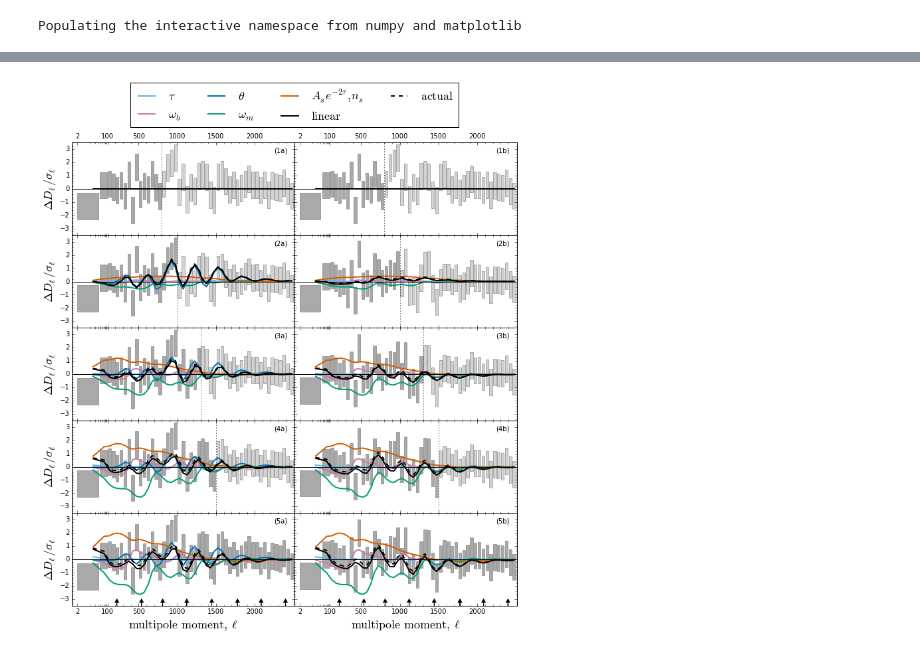
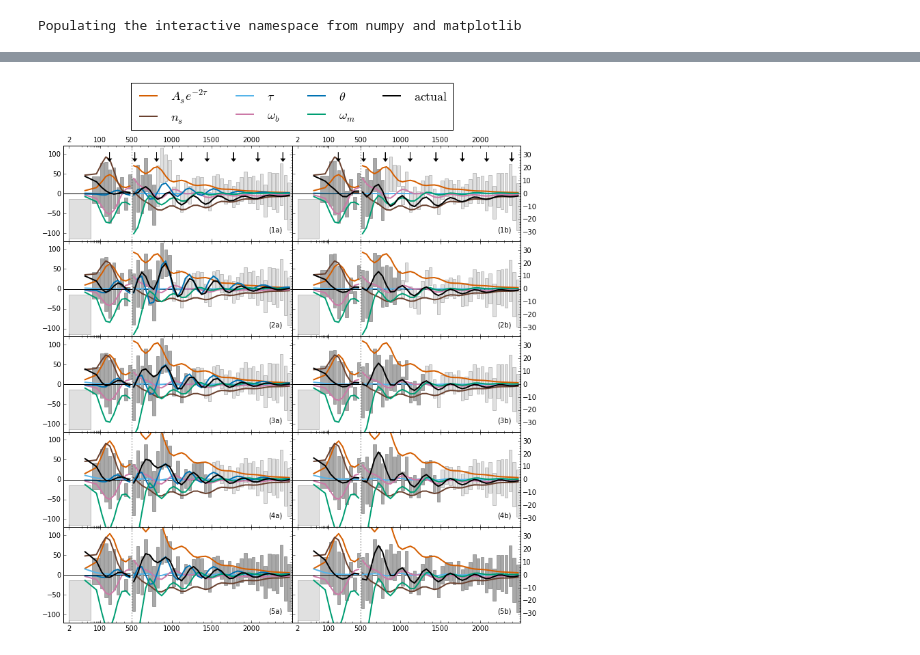
Before and after one commit to marius311/lsplitsims, a Jupyter notebook: lsplit_plots.ipynb, the cells around one changed output, grey strips where cells are left out. Cells and saved outputs as stored; diff of their text form; code cells hidden in the pictures.

```diff
--- a/lsplit_plots.ipynb
+++ b/lsplit_plots.ipynb
@@ -194,0 +251,2 @@ NameError: global name 'cali' is not defined
+# %%
+dCls_scalar=getdCls(2,800,'unlensed_scalar')
@@ -225,9 +287,5 @@ lowl=pyfits.open('dat/COM_PowerSpect_CMB_R2.02.fits')[1].data
 # %%
 lmap=vectorize(lambda l, lpiv=100., lstretch=100.: lpiv+lstretch*log(l/lpiv) if l<lpiv else l)
-# %%
-dCls=pickle.load(open('dat/dCls.dat'))
-dCls['100theta']={k:v/100 for k,v in dCls['theta'].items()}
-dCls['clamp']={k:v/100 for k,v in dCls['theta'].items()}
 # %%
 name_mapping={'cosmo.theta':'100theta',
               'cosmo.ommh2':'omegamh2*',
@@ -243,10 +303,10 @@ def boxerrs(lmins,lmaxs,ys,errs,lrange,dl=6,**kwargs):
 # %%
 color_map = [
-#              ('clamp*',clrs[2]),
-#              ('scalar_spectral_index(1)',clrs[2]),
-             ('re_optical_depth',clrs[5],r'$\tau$'),
-             ('ombh2',clrs[3],r'$\omega_b$'),
-             ('100theta',clrs[0],r'$\theta$'),
-             ('omegamh2*',clrs[1],r'$\omega_m$'),
-             ('ampns',clrs[2],r'$A_s e^{-2\tau},n_s$')
+             ('cosmo.clamp',clrs[2],r'$A_s e^{-2\tau}$'),
+             ('cosmo.ns',clrs[6],'$n_s$'),
+             ('cosmo.tau',clrs[5],r'$\tau$'),
+             ('cosmo.ombh2',clrs[3],r'$\omega_b$'),
+             ('cosmo.theta',clrs[0],r'$\theta$'),
+             ('cosmo.ommh2',clrs[1],r'$\omega_m$'),
+             ('cosmo.ampns',clrs[2],r'$A_s e^{-2\tau},n_s$')
             ]
@@ -257,80 +446,31 @@ fid.shape
 # %%
 fig=figure()
 fig.set_size_inches(2*6,5*6/2.4)
 fig.subplots_adjust(hspace=0,wspace=0)
 
 lims=array([2,30]+range(100,2500,50)+[2500])
-# lims=array([2,30]+range(100,850,50)+[2500])
+# lims=array([2,30]+range(100,1000,50)+[2500])
 # lims=array([2,30]+range(100,850,50)+[1000,2500])
 bin=M.get_bin_func('q',q=M.lims_to_q(zip(lims,lims[1:]-1)))
 
-r2=r[2,800]
-fid=r2['clTT'][:2509]
+# r2=r[2,800]
+# fid=r2['clTT'][:2509]
 todl=arange(2509)*(arange(2509)+1)/2/pi
 
 for j in [0,1]:
     for i,lmax in enumerate([800,1000,1300,1500,2509]):
 
-        r1=r[2,lmax]
-        subplot(5,2,2*i+j+1)
+        ax=subplot(5,2,2*i+j+1)
 
-        y=lowl['D_ELL'].mean() - (fid*todl)[2:30].mean(); err=1/sqrt(sum(1/lowl['ERRUP']**2))
-        dfac=hstack([[err],sqrt(diag(bin(pkcv)))[1:]])
+        mkpanel((30,lmax),(2,800),lims,ampns=False,lswitch=500,
+                notheta=(j==1),doleg=(i==0 and j==0),xlbl=(i==4),ylbl=(j==0),arrows=(i==0))
 
-        dCl={k2:dCls[k2]['lensed_TT'][:2510]*(r1[k1] - r2[k1]) for k1,k2 in name_mapping.items()}
-        dClscalar={k2:dCls[k2]['scalar_TT'][:2510]*(r1[k1] - r2[k1]) for k1,k2 in name_mapping.items()}
-
-        dCl['ampns']=dCl.pop('clamp*')+dCl.pop('scalar_spectral_index(1)')
-        dClscalar['ampns']=dClscalar.pop('clamp*')+dClscalar.pop('scalar_spectral_index(1)')
-
-        if j==1:
-            fid=hstack([zeros(2),r2['clTT'][2:2509] + dCl.pop('100theta')[2:2509]/todl[2:]])
-            dClscalar.pop('100theta')
+        if i==0: ax.tick_params(labelbottom='off',labeltop='on')
+        elif i!=4: ax.set_xticklabels([])
+        if j!=0: ax.set_yticklabels([])
+        text(0.9,0.1,'(%i%s)'%(i+1,'ab'[j]),transform=ax.transAxes)
 
 
-        for k2,c,l in color_map:
-            if k2 in dCl:
-                plot(lmap(bin(arange(2509))),bin(dCl[k2])/dfac,lw=2,label=l,c=c)
-
-
-        plot(lmap(bin(arange(2509))),bin(sum(dCl.values(),axis=0))/dfac,'k',lw=2,label=r'$\rm linear$')
-#         plot(lmap(bin(arange(2509))),bin(sum(dClscalar.values(),axis=0))/dfac,'k:',lw=2,label=r'$\rm linear \,(no \,lensing)$')
-        plot(lmap(bin(arange(2509))),bin(((r1['clTT'][:2509] - fid)*todl))/dfac,'k--',lw=2,label=r'$\rm actual$')
-
-
-        fill_between(lmap([2,30]),[y/err-1]*2,[y/err+1]*2,facecolor='darkgray',edgecolor='dimgray',lw=0.5)
-        boxerrs(bin.lmins[1:],bin.lmaxs[1:],(bin(pkcl-fid*todl)/sqrt(diag(bin(pkcv))))[1:],ones(bin(arange(30,2510)).size), (2,lmax))
-
-        plot([lmax]*2,[-200,200],'k:')
-
-        plot(lmap([1,2509]),[0]*2,'k',zorder=100)
-
-
-        if i==0 and j==0: legend(loc='lower center', bbox_to_anchor=(1, 1.1),ncol=4,prop=dict(size=18))
-        ticks=[2,100]+range(500,2500,500)
-        ax=gca()
-        ax.set_xticks(lmap(ticks))
-        ax.set_xticks(lmap(range(10,100,10)+range(100,2500,100)),minor=True);
-
-        ax.set_xticklabels(ticks)
-        if i==0: ax.tick_params(labelbottom='off',labeltop='on')
-        elif i==4: ax.set_xlabel(r'${\rm multipole \, moment,}\,\ell$',size=18)
-        else: ax.set_xticklabels([])
-
-        if j==0: ax.set_ylabel(r'$\Delta D_\ell/\sigma_\ell$',size=18)
-        else: ax.set_yticklabels([])
-
-        ax.yaxis.set_minor_locator(AutoMinorLocator(5))
-
-        text(2250,2.7,'(%i%s)'%(i+1,'ab'[j]))
-        ylim(-3.5,3.5)
-        xlim(lmap(1),lmap(2509))
-
-        if i==4:
-            for p in [220,537.5,810.8,1120.9,1444.2,1776,2081,2395]:
-                ax.arrow(p, -3.75, 0, 0.5, head_width=50, head_length=0.25, fc='k', ec='k')
-
-
-# savefig('plots/bestfit_shift_components_scaled_twocol.pdf',bbox_inches='tight')
+# savefig('/plots/bestfit_shift_components_scaled_twocol_nolowl.pdf',bbox_inches='tight')
 # %% [output]
-[figure, old version]
+[figure, new version]
```
Also changed, not shown: parts of 35 cells of this notebook, 4 other files.
